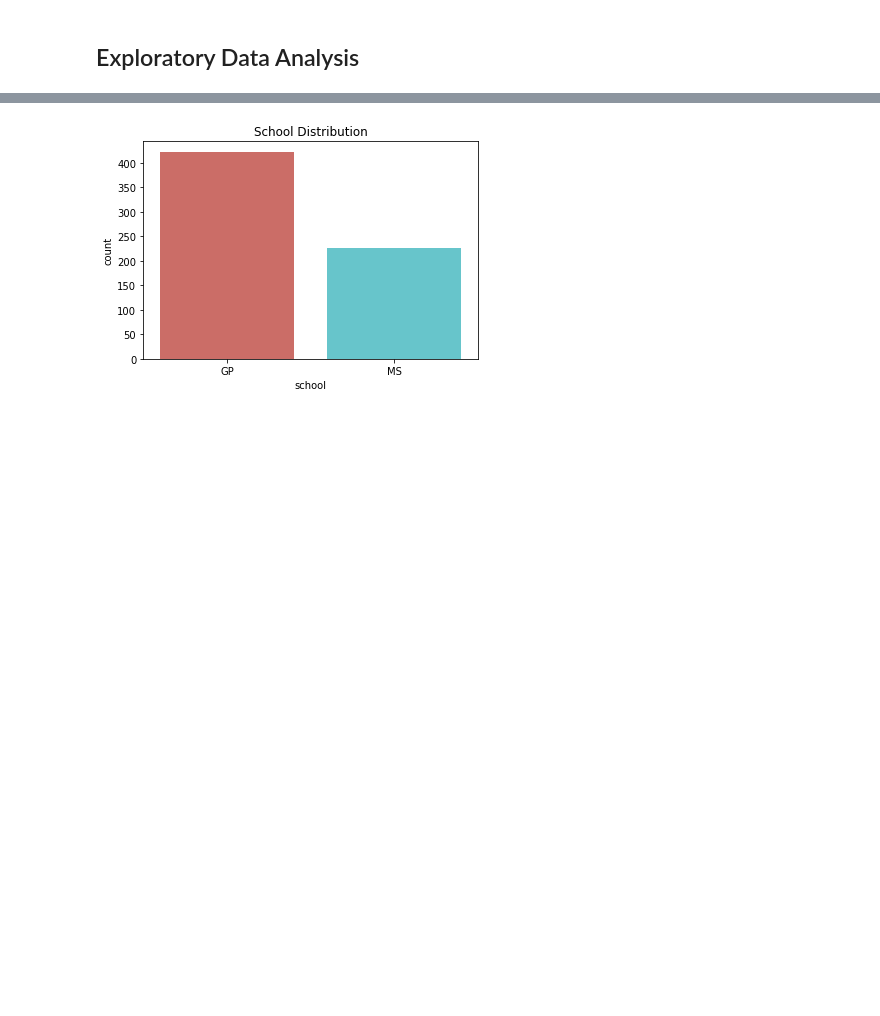
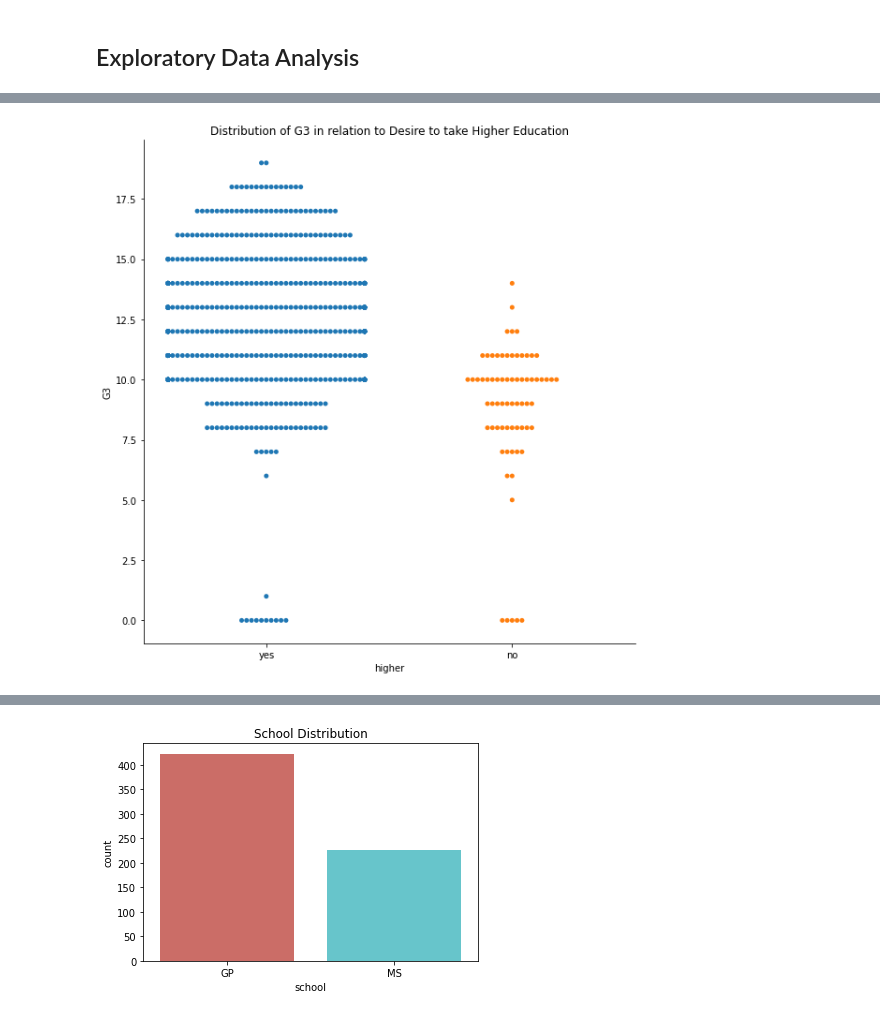
Before and after one commit to stephyap/ph1978L_finalproject, a Jupyter notebook: ph1978L_finalproject.ipynb, the cells around one changed output, grey strips where cells are left out. Cells and saved outputs as stored; diff of their text form; code cells hidden in the pictures; blank space fills up the shorter version.

```diff
--- a/ph1978L_finalproject.ipynb
+++ b/ph1978L_finalproject.ipynb
@@ -48,0 +73,6 @@ df = pd.read_csv("./Data/school_grades_dataset.csv")
+# %%
+g=sns.catplot(x="higher", y="G3", kind="swarm", data=df, height=8)
+plt.title("Distribution of G3 in relation to Desire to take Higher Education")
+plt.show(g)
+# %% [output]
+[figure, added]
```
Also changed, not shown: parts of 7 cells of this notebook.
